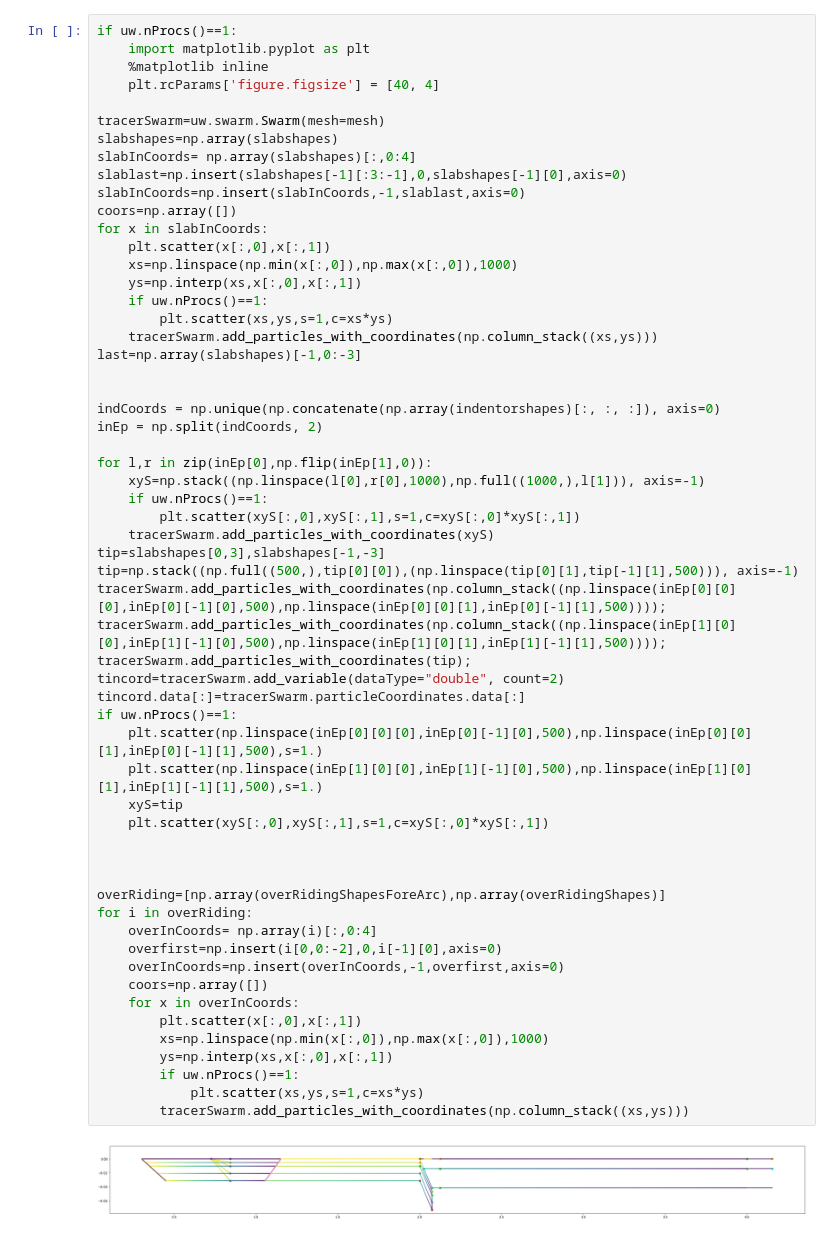
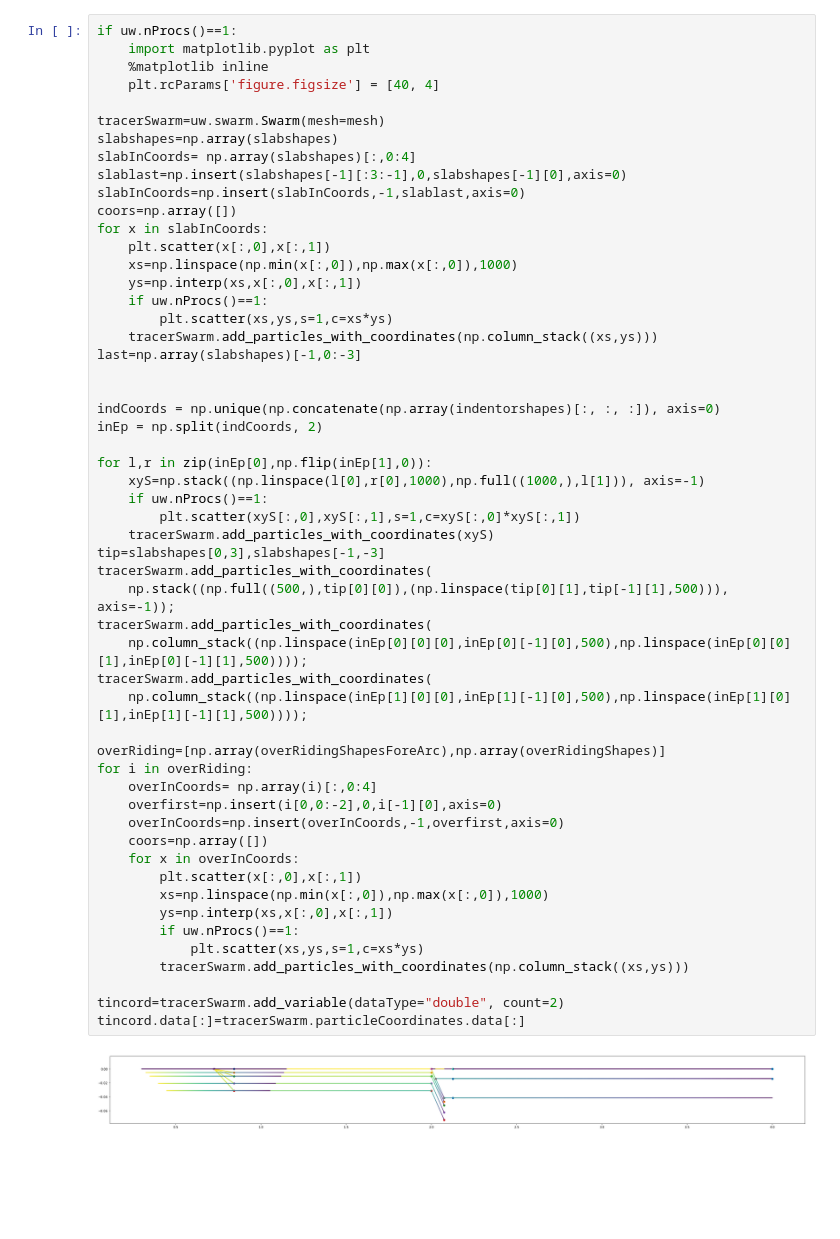
Before and after one commit to arijitlaik/uw_lisa_dir, a Jupyter notebook: smooth.ipynb, the cells around one changed output. Saved outputs shown, nothing was run; the diff lists cells and outputs as text; blank space fills up the shorter version.

```diff
--- a/smooth.ipynb
+++ b/smooth.ipynb
@@ -1072,44 +1072,40 @@ for x in slabInCoords:
     if uw.nProcs()==1:
         plt.scatter(xs,ys,s=1,c=xs*ys)
     tracerSwarm.add_particles_with_coordinates(np.column_stack((xs,ys)))
 last=np.array(slabshapes)[-1,0:-3]
 
 
 indCoords = np.unique(np.concatenate(np.array(indentorshapes)[:, :, :]), axis=0)
 inEp = np.split(indCoords, 2)
 
 for l,r in zip(inEp[0],np.flip(inEp[1],0)):
     xyS=np.stack((np.linspace(l[0],r[0],1000),np.full((1000,),l[1])), axis=-1)
     if uw.nProcs()==1:
         plt.scatter(xyS[:,0],xyS[:,1],s=1,c=xyS[:,0]*xyS[:,1])
     tracerSwarm.add_particles_with_coordinates(xyS)
 tip=slabshapes[0,3],slabshapes[-1,-3]
-tip=np.stack((np.full((500,),tip[0][0]),(np.linspace(tip[0][1],tip[-1][1],500))), axis=-1)
-tracerSwarm.add_particles_with_coordinates(np.column_stack((np.linspace(inEp[0][0][0],inEp[0][-1][0],500),np.linspace(inEp[0][0][1],inEp[0][-1][1],500))));
-tracerSwarm.add_particles_with_coordinates(np.column_stack((np.linspace(inEp[1][0][0],inEp[1][-1][0],500),np.linspace(inEp[1][0][1],inEp[1][-1][1],500))));
-tracerSwarm.add_particles_with_coordinates(tip);
-tincord=tracerSwarm.add_variable(dataType="double", count=2)
-tincord.data[:]=tracerSwarm.particleCoordinates.data[:]
-if uw.nProcs()==1:
-    plt.scatter(np.linspace(inEp[0][0][0],inEp[0][-1][0],500),np.linspace(inEp[0][0][1],inEp[0][-1][1],500),s=1.)
-    plt.scatter(np.linspace(inEp[1][0][0],inEp[1][-1][0],500),np.linspace(inEp[1][0][1],inEp[1][-1][1],500),s=1.)
-    xyS=tip
-    plt.scatter(xyS[:,0],xyS[:,1],s=1,c=xyS[:,0]*xyS[:,1])
-
-
+tracerSwarm.add_particles_with_coordinates(
+    np.stack((np.full((500,),tip[0][0]),(np.linspace(tip[0][1],tip[-1][1],500))), axis=-1));
+tracerSwarm.add_particles_with_coordinates(
+    np.column_stack((np.linspace(inEp[0][0][0],inEp[0][-1][0],500),np.linspace(inEp[0][0][1],inEp[0][-1][1],500))));
+tracerSwarm.add_particles_with_coordinates(
+    np.column_stack((np.linspace(inEp[1][0][0],inEp[1][-1][0],500),np.linspace(inEp[1][0][1],inEp[1][-1][1],500))));
 
 overRiding=[np.array(overRidingShapesForeArc),np.array(overRidingShapes)]
 for i in overRiding:
     overInCoords= np.array(i)[:,0:4]
     overfirst=np.insert(i[0,0:-2],0,i[-1][0],axis=0)
     overInCoords=np.insert(overInCoords,-1,overfirst,axis=0)
     coors=np.array([])
     for x in overInCoords:
         plt.scatter(x[:,0],x[:,1])
         xs=np.linspace(np.min(x[:,0]),np.max(x[:,0]),1000)
         ys=np.interp(xs,x[:,0],x[:,1])
         if uw.nProcs()==1:
             plt.scatter(xs,ys,s=1,c=xs*ys)
         tracerSwarm.add_particles_with_coordinates(np.column_stack((xs,ys)))
+
+tincord=tracerSwarm.add_variable(dataType="double", count=2)
+tincord.data[:]=tracerSwarm.particleCoordinates.data[:]
 # %% [output]
-[figure, old version]
+[figure, new version]
```
Also changed, not shown: parts of 3 cells of this notebook, 2 other files.
